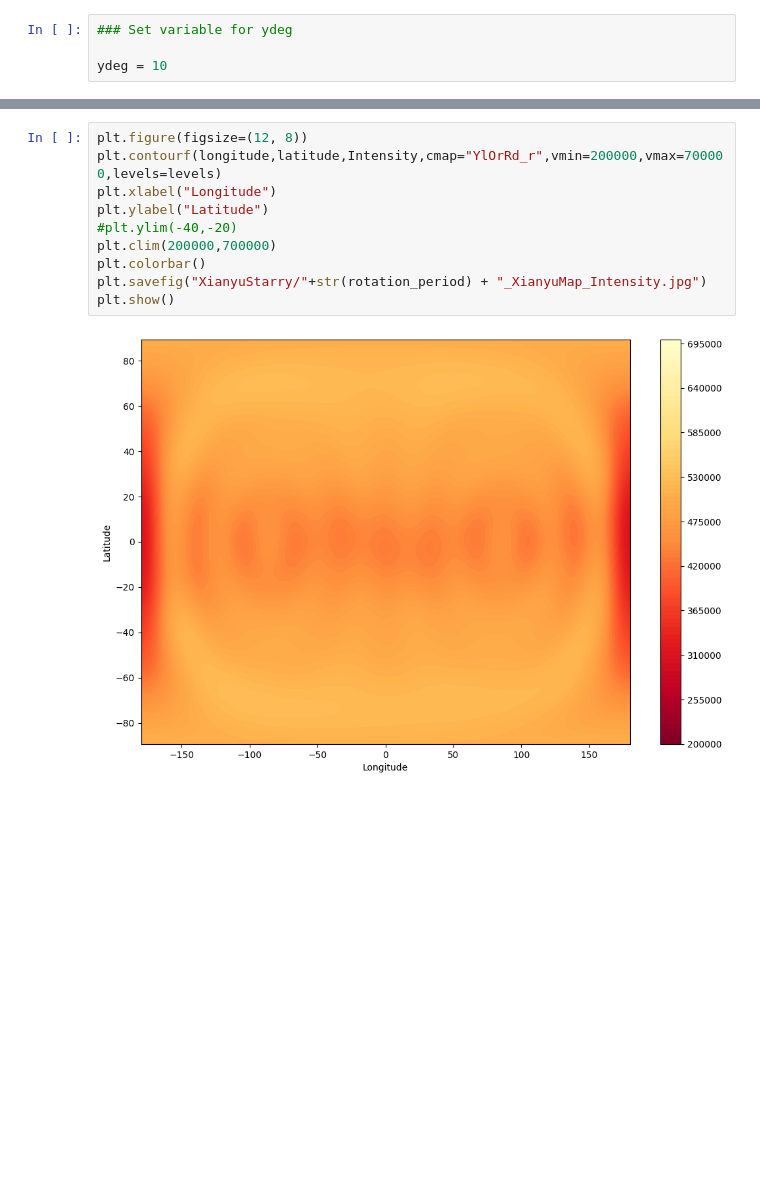
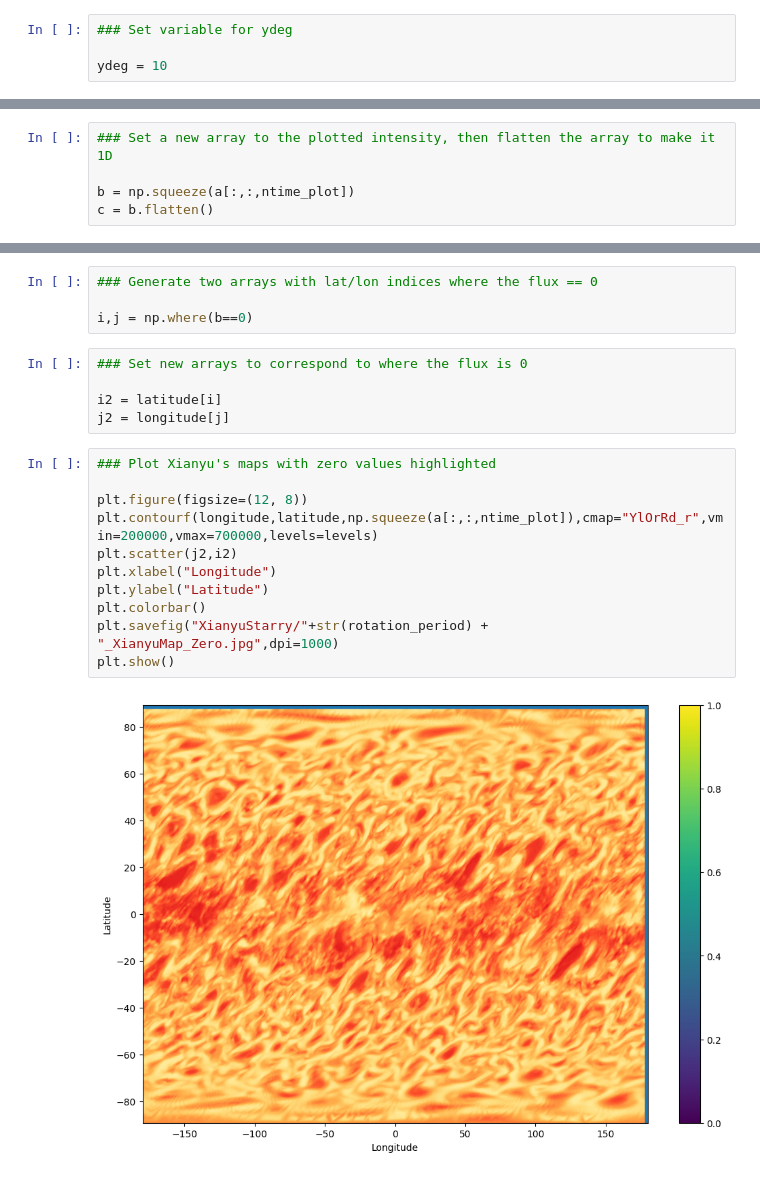
Before and after one commit to MohammadRefat23/StarryAtmospheres, a Jupyter notebook: Xianyu_Maps.ipynb, the cells around one changed output, grey strips where cells are left out. Cells and saved outputs as stored; diff of their text form; blank space fills up the shorter version.

```diff
--- a/Xianyu_Maps.ipynb
+++ b/Xianyu_Maps.ipynb
@@ -106,0 +122,5 @@ plt.show()
+# %%
+### Set a new array to the plotted intensity, then flatten the array to make it 1D
+
+b = np.squeeze(a[:,:,ntime_plot])
+c = b.flatten()
@@ -107,12 +142,22 @@ plt.show()
+# %%
+### Generate two arrays with lat/lon indices where the flux == 0
+
+i,j = np.where(b==0)
+# %%
+### Set new arrays to correspond to where the flux is 0
+
+i2 = latitude[i]
+j2 = longitude[j]
 # %%
+### Plot Xianyu's maps with zero values highlighted
+
 plt.figure(figsize=(12, 8))
-plt.contourf(longitude,latitude,Intensity,cmap="YlOrRd_r",vmin=200000,vmax=700000,levels=levels)
+plt.contourf(longitude,latitude,np.squeeze(a[:,:,ntime_plot]),cmap="YlOrRd_r",vmin=200000,vmax=700000,levels=levels)
+plt.scatter(j2,i2)
 plt.xlabel("Longitude")
 plt.ylabel("Latitude")
-#plt.ylim(-40,-20)
-plt.clim(200000,700000)
 plt.colorbar()
-plt.savefig("XianyuStarry/"+str(rotation_period) + "_XianyuMap_Intensity.jpg")
+plt.savefig("XianyuStarry/"+str(rotation_period) + "_XianyuMap_Zero.jpg",dpi=1000)
 plt.show()
 # %% [output]
-[figure, old version]
+[figure, new version]
```
Also changed, not shown: parts of 11 cells of this notebook, 7 other files.
